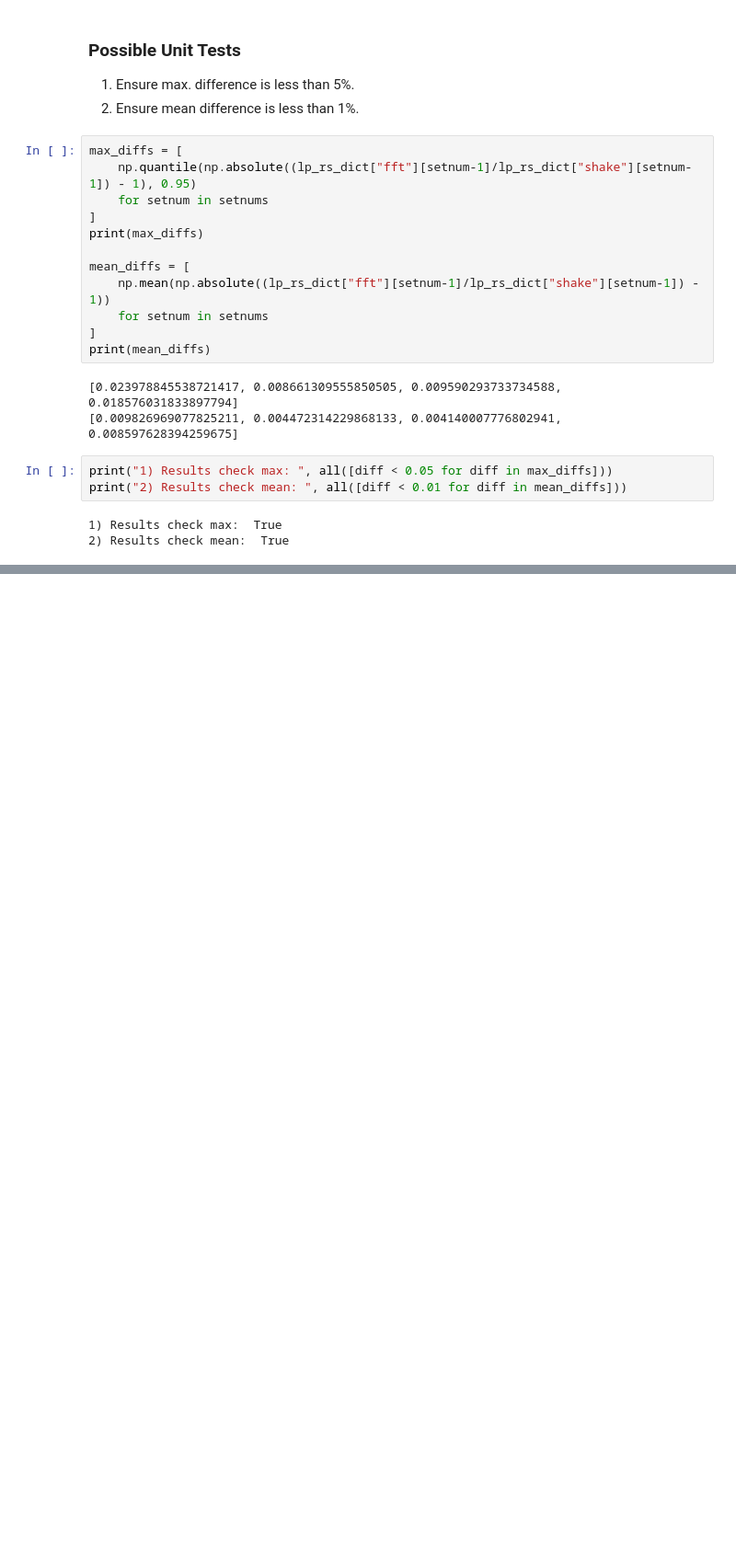
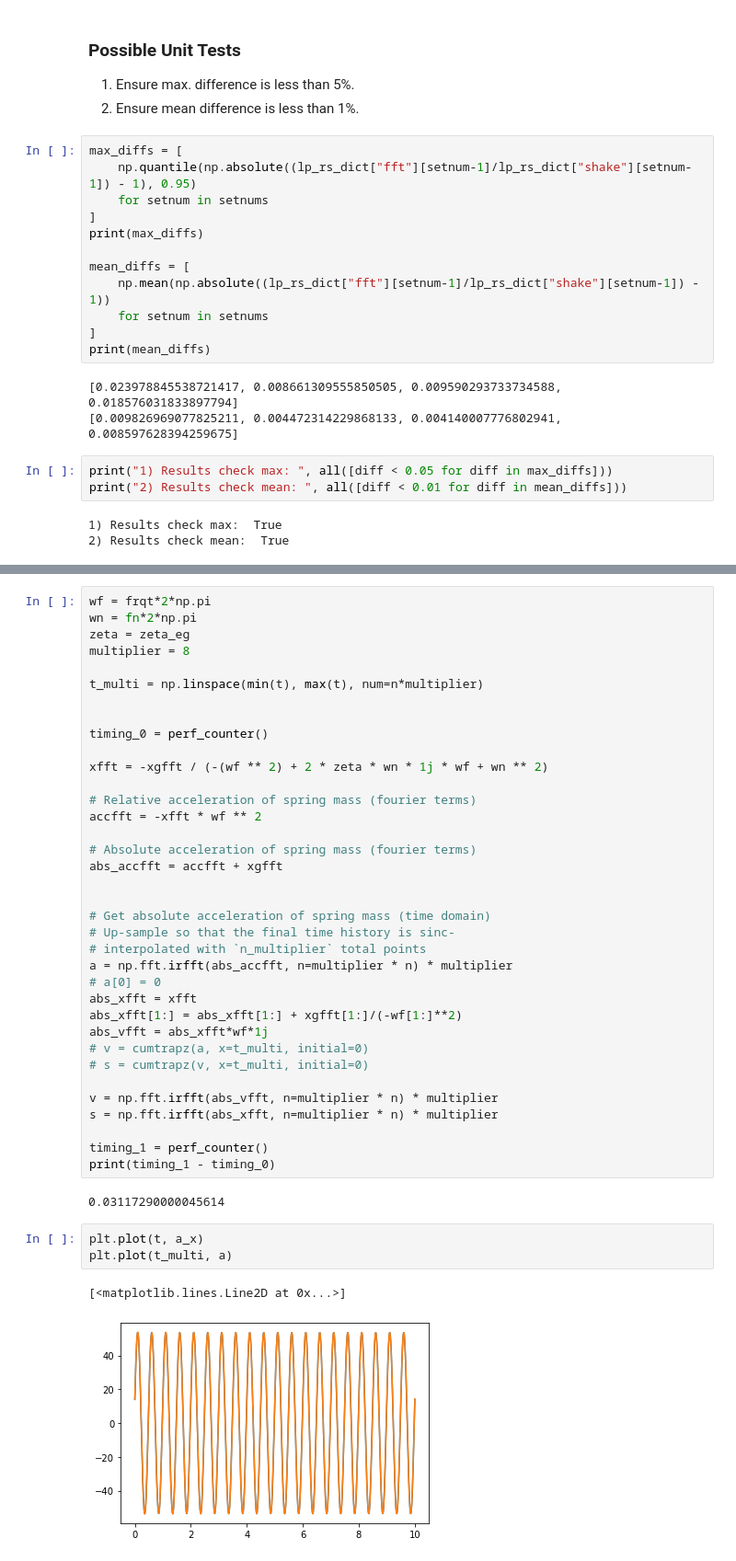
Before and after one commit to nprav/autoRS, a Jupyter notebook: experiment/Unit Testing for RS Generation Functions.ipynb, the cells around one changed output, grey strips where cells are left out. Shown at 92% size. Cells and saved outputs as stored; diff of their text form; blank space fills up the shorter version.

```diff
--- a/experiment/Unit Testing for RS Generation Functions.ipynb
+++ b/experiment/Unit Testing for RS Generation Functions.ipynb
@@ -217,0 +346,44 @@ print("2) Results check mean: ", all([diff < 0.01 for diff in mean_diffs]))
+# %%
+wf = frqt*2*np.pi
+wn = fn*2*np.pi
+zeta = zeta_eg
+multiplier = 8
+
+t_multi = np.linspace(min(t), max(t), num=n*multiplier)
+
+
+timing_0 = perf_counter()
+
+xfft = -xgfft / (-(wf ** 2) + 2 * zeta * wn * 1j * wf + wn ** 2)
+
+# Relative acceleration of spring mass (fourier terms)
+accfft = -xfft * wf ** 2
+
+# Absolute acceleration of spring mass (fourier terms)
+abs_accfft = accfft + xgfft
+
+
+# Get absolute acceleration of spring mass (time domain)
+# Up-sample so that the final time history is sinc-
+# interpolated with `n_multiplier` total points
+a = np.fft.irfft(abs_accfft, n=multiplier * n) * multiplier
+# a[0] = 0
+abs_xfft = xfft
+abs_xfft[1:] = abs_xfft[1:] + xgfft[1:]/(-wf[1:]**2)
+abs_vfft = abs_xfft*wf*1j
+# v = cumtrapz(a, x=t_multi, initial=0)
+# s = cumtrapz(v, x=t_multi, initial=0)
+
+v = np.fft.irfft(abs_vfft, n=multiplier * n) * multiplier
+s = np.fft.irfft(abs_xfft, n=multiplier * n) * multiplier
+
+timing_1 = perf_counter()
+print(timing_1 - timing_0)
+# %% [output]
+0.03117290000045614
+# %%
+plt.plot(t, a_x)
+plt.plot(t_multi, a)
+# %% [output]
+[<matplotlib.lines.Line2D at 0x...>]
+[figure, added]
```
Also changed, not shown: parts of 29 cells of this notebook, 17 other files.
